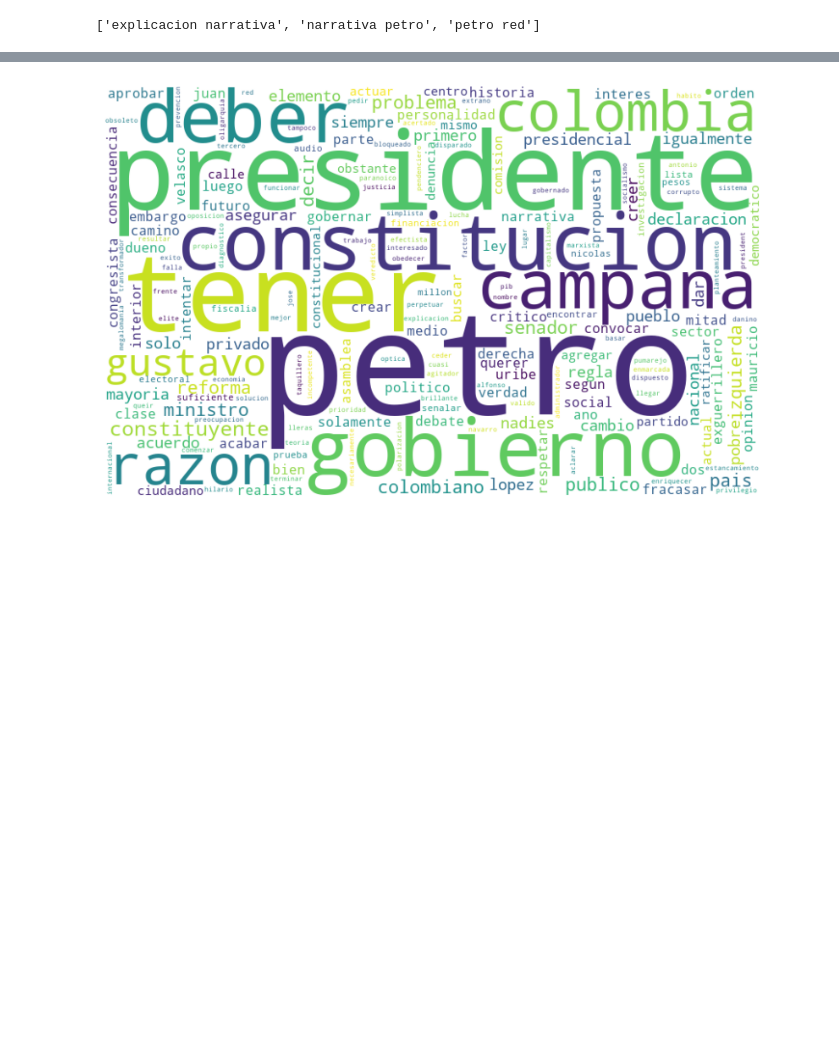
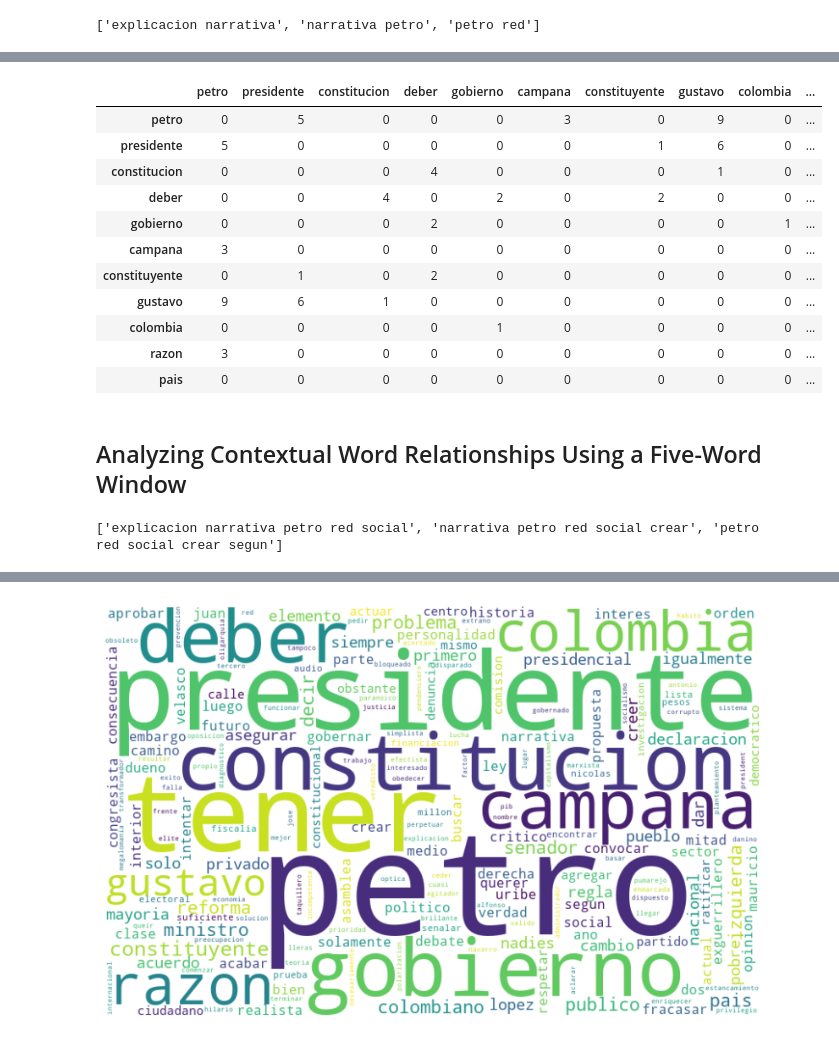
Before and after one commit to alejomaar/Network-Science-for-Data-Analytics, a Jupyter notebook: term_project/term_project.ipynb, the cells around one changed output, grey strips where cells are left out. Cells and saved outputs as stored; diff of their text form; code cells hidden in the pictures; blank space fills up the shorter version.

```diff
--- a/term_project/term_project.ipynb
+++ b/term_project/term_project.ipynb
@@ -240,0 +265,12 @@ dtype: int64
+# %%
+encoding = vectorizer.transform(docs_group).toarray()
+co_ocurrences = encoding.T@encoding
+
+names = vectorizer.get_feature_names_out().tolist()
+
+np.fill_diagonal(co_ocurrences, 0)
+
+co_ocurrences_df = pd.DataFrame(co_ocurrences, index=names, columns=names)
+# %%
+top_matches = co_ocurrences_df.sum(axis=1).sort_values(ascending=False).head(11)
+top_matches
@@ -240,0 +290,26 @@ dtype: int64
+# %%
+co_ocurrences_df.loc[top_matches.index,top_matches.index]
+# %% [output]
+|  | petro | presidente | constitucion | deber | gobierno | campana | constituyente | gustavo | colombia | ... |
+| petro | 0 | 5 | 0 | 0 | 0 | 3 | 0 | 9 | 0 | ... |
+| presidente | 5 | 0 | 0 | 0 | 0 | 0 | 1 | 6 | 0 | ... |
+| constitucion | 0 | 0 | 0 | 4 | 0 | 0 | 0 | 1 | 0 | ... |
+| deber | 0 | 0 | 4 | 0 | 2 | 0 | 2 | 0 | 0 | ... |
+| gobierno | 0 | 0 | 0 | 2 | 0 | 0 | 0 | 0 | 1 | ... |
+| campana | 3 | 0 | 0 | 0 | 0 | 0 | 0 | 0 | 0 | ... |
+| constituyente | 0 | 1 | 0 | 2 | 0 | 0 | 0 | 0 | 0 | ... |
+| gustavo | 9 | 6 | 1 | 0 | 0 | 0 | 0 | 0 | 0 | ... |
+| colombia | 0 | 0 | 0 | 0 | 1 | 0 | 0 | 0 | 0 | ... |
+| razon | 3 | 0 | 0 | 0 | 0 | 0 | 0 | 0 | 0 | ... |
+| pais | 0 | 0 | 0 | 0 | 0 | 0 | 0 | 0 | 0 | ... |
+# %% [markdown]
+## Analyzing Contextual Word Relationships Using a Five-Word Window
+# %%
+docs_group = []
+
+# Generate pairs after removing stop words for each document
+docs_group.extend([pair for d in documents for pair in generate_ngrams(remove_stop_words(d, spanish_stop_words),5)])
+
+print(docs_group[0:3])
+# %% [output]
+['explicacion narrativa petro red social', 'narrativa petro red social crear', 'petro red social crear segun']
```
Also changed, not shown: parts of 20 cells of this notebook.
